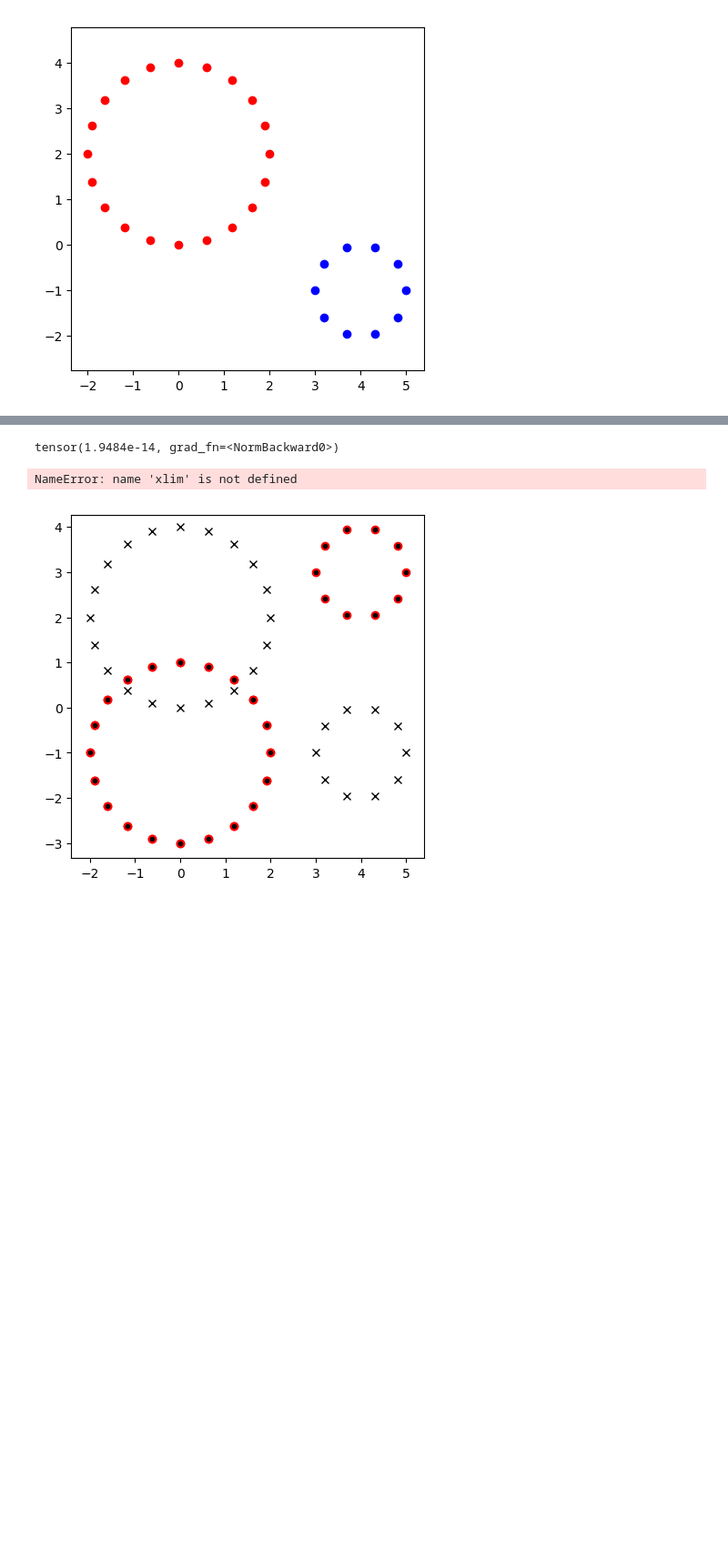
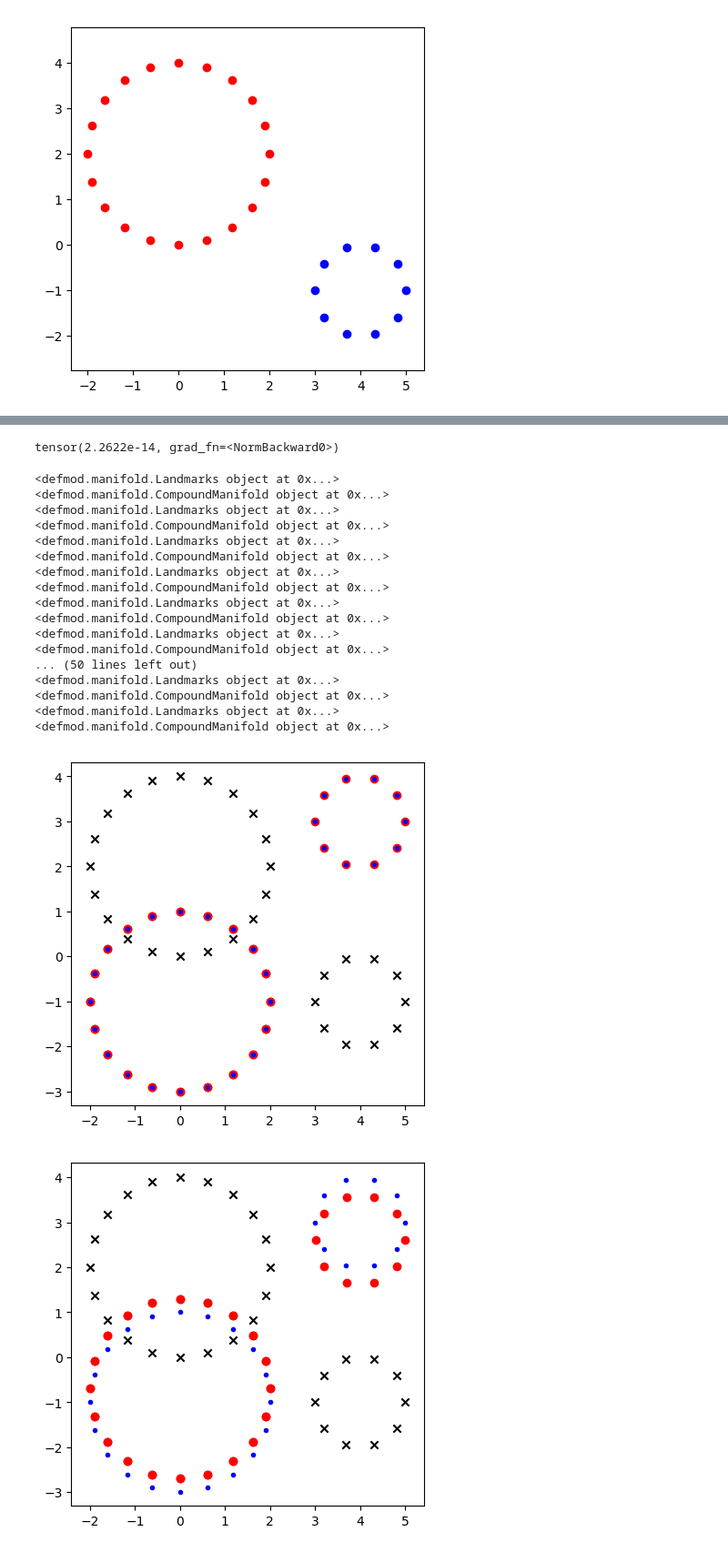
Before and after one commit to RosaKow/Masterthesis, a Jupyter notebook: notebooks/Matching_Circles_globaltrans_BFGS.ipynb, the cells around one changed output, grey strips where cells are left out. Shown at 91% size. Drawn from its saved outputs; the diff is of its cells as text; code cells hidden in the pictures; blank space fills up the shorter version.

```diff
--- a/notebooks/Matching_Circles_globaltrans_BFGS.ipynb
+++ b/notebooks/Matching_Circles_globaltrans_BFGS.ipynb
@@ -58,17 +56,17 @@ plt.show()
 [figure]
 # %%
 # Defining the deformation modules
-sigma1 = 20.
+sigma1 = 20
 manifold1 = dm.manifold.Landmarks(dim, nb_pts1, gd=source[0].view(-1))
-#trans1 = dm.deformationmodules.GlobalTranslation(manifold1, sigma1)
-trans1 = dm.deformationmodules.Translations(dm.manifold.Landmarks(2,1,gd=origin[0].view(-1).requires_grad_()), sigma1)
+trans1 = dm.deformationmodules.GlobalTranslation(manifold1, sigma1)
+#trans1 = dm.deformationmodules.Translations(dm.manifold.Landmarks(2,1,gd=origin[0].view(-1).requires_grad_()), sigma1)
 #trans1 = dm.deformationmodules.Translations(manifold1, 5)
 
 silent1 = dm.deformationmodules.SilentPoints(manifold1.copy())
 
 mod1 = dm.deformationmodules.CompoundModule([silent1, trans1])
 
-sigma2 = 20.
+sigma2 = 20
 manifold2 = dm.manifold.Landmarks(dim, nb_pts2, gd=source[1].view(-1))
 trans2 = dm.deformationmodules.GlobalTranslation(manifold2, sigma2)
 silent2 = dm.deformationmodules.SilentPoints(manifold2.copy())
@@ -100,7 +98,9 @@ X = [gd0_tensor, mom0_tensor]
 # %%
 import defmod.optimize as optimize
 # %%
-X[1], iter_states = optimize.BFGS(E, X, disp=True)(maxiter=5)
+tic=time.time()
+X[1], iter_states = optimize.BFGS(E, X, disp=True)(maxiter=1000)
+toc=time.time()
 # %% [output]
 cost: 0.0 attach: 26.06551850567226
 cost: 0.0 attach: 26.06551850567226
@@ -126,16 +147,33 @@ H.module.manifold.fill_gd(X[0])
 H.module.manifold.fill_cotan(X[1])
 H.geodesic_controls()
 print(torch.norm(constr_Id(H.module)))
-save = results.Save_Results_MultiShape(H, source, target)
+save = results.Save_Results_MultiShape(H, source, target, E, time=toc-tic, iter_states=iter_states)
 # %% [output]
-tensor(1.9484e-14, grad_fn=<NormBackward0>)
+tensor(2.2622e-14, grad_fn=<NormBackward0>)
 # %%
 xlim = [-5, 10]
 ylim = [-5,5]
 d = [0.2, 0.2]
 _ = save.gridpoints(xlim, ylim, d)
 
-fig_states = save.fig_states(show=True)
+fig_states = save.fig_states(show=True, plot_gd = ['scatter', 'scatter', None, None])
 # %% [output]
-NameError: name 'xlim' is not defined
+<defmod.manifold.Landmarks object at 0x...>
+<defmod.manifold.CompoundManifold object at 0x...>
+<defmod.manifold.Landmarks object at 0x...>
+<defmod.manifold.CompoundManifold object at 0x...>
+<defmod.manifold.Landmarks object at 0x...>
+<defmod.manifold.CompoundManifold object at 0x...>
+<defmod.manifold.Landmarks object at 0x...>
+<defmod.manifold.CompoundManifold object at 0x...>
+<defmod.manifold.Landmarks object at 0x...>
+<defmod.manifold.CompoundManifold object at 0x...>
+<defmod.manifold.Landmarks object at 0x...>
+<defmod.manifold.CompoundManifold object at 0x...>
+... (50 lines left out)
+<defmod.manifold.Landmarks object at 0x...>
+<defmod.manifold.CompoundManifold object at 0x...>
+<defmod.manifold.Landmarks object at 0x...>
+<defmod.manifold.CompoundManifold object at 0x...>
-[figure, old version]
+[figure, new version]
+[figure, added]
```
Also changed, not shown: parts of 15 cells of this notebook, 12 other files.
